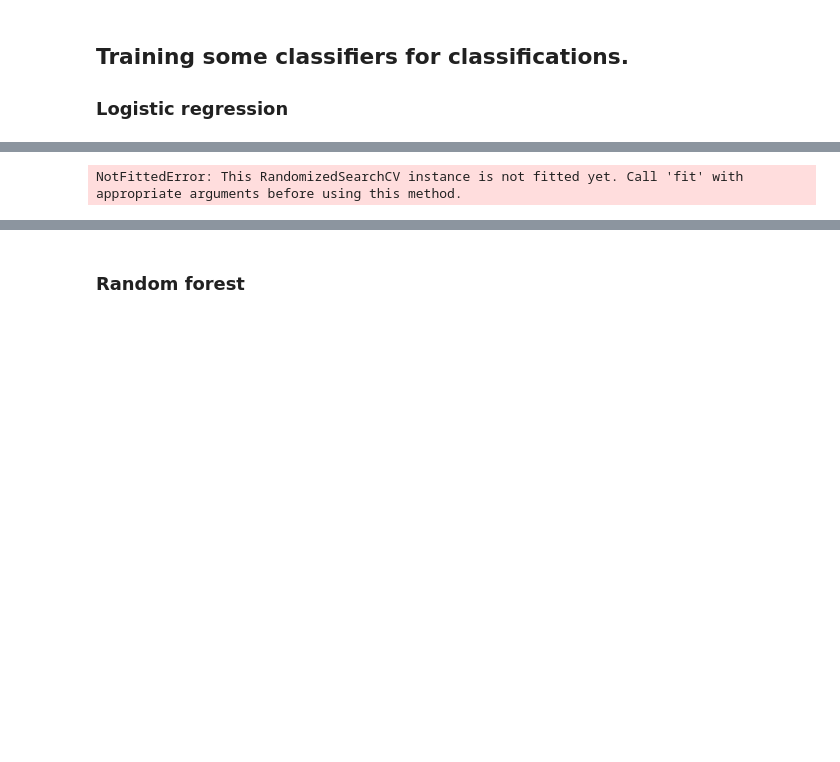
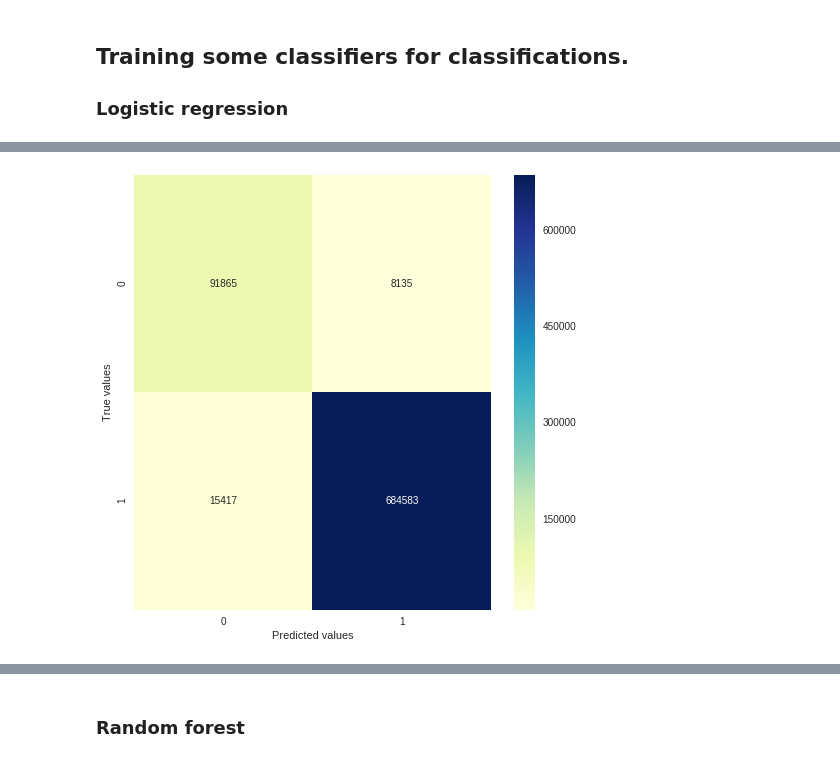
Before and after one commit to edwardcooper/data-sentry, a Jupyter notebook: model/word2vec_from_cleaned_data.ipynb, the cells around one changed output, grey strips where cells are left out. Drawn from its saved outputs; the diff is of its cells as text; code cells hidden in the pictures; blank space fills up the shorter version.

```diff
--- a/model/word2vec_from_cleaned_data.ipynb
+++ b/model/word2vec_from_cleaned_data.ipynb
@@ -18,10 +18,12 @@ fake_pii.head()
 | 3 | Son specific think. Conference it... | Address | 15286 Ramirez Lakes Apt. 147 West... | son specific think conference its... |
 | 4 | Control trouble Apt. 223 keep act... | Address | Apt. 223 | control trouble apt 223 keep acti... |
 # %%
+# 0 denote no pii
+# 1 denote pii exists
 def binary_pii(label):
-    pii_label = "No"
+    pii_label = 0
     if label != "None":
-        pii_label = "Yes"
+        pii_label = 1
     return pii_label
 # %%
 fake_pii["Target"] = fake_pii['Labels'].apply(binary_pii)
@@ -77,15 +88,15 @@ from sklearn.model_selection import RandomizedSearchCV
 from sklearn.preprocessing import StandardScaler
 from sklearn.pipeline import make_pipeline
 
-pipe = make_pipeline(LogisticRegression(random_state=0 , max_iter=10000))
+pipe = make_pipeline(LogisticRegression(random_state=0 , max_iter=10000,n_jobs = 1)
 
 param_grid = {
     'logisticregression__C':expon(scale = 2),
     'logisticregression__penalty':['l1','l2']
 }
 
-random_cv_lr = RandomizedSearchCV(estimator= pipe,param_distributions = param_grid, cv =10, error_score = 0,
-                               n_iter = 10 , scoring = 'f1', return_train_score=True, n_jobs = 2)
+random_cv_lr = RandomizedSearchCV(estimator= pipe, param_distributions = param_grid, cv =10, error_score = 0,
+                               n_iter = 10 , scoring = 'f1', return_train_score=True,n_jobs = 2 )
 
 
 random_cv_lr.fit(pii_matrix, fake_pii['Target'])
@@ -98,8 +117,6 @@ Wall time: 3min 32s
 # %%
 binary_pred = random_cv_lr.predict(pii_matrix)
 binary_true = fake_pii["Target"]
-# %% [output]
-NotFittedError: This RandomizedSearchCV instance is not fitted yet. Call 'fit' with appropriate arguments before using this method.
 # %%
 from sklearn.metrics import confusion_matrix
 from sklearn.metrics import classification_report
@@ -108,6 +125,8 @@ from sklearn.metrics import classification_report
 
 import seaborn as sns
 import matplotlib.pyplot as plt
-sns.heatmap(confusion_matrix(y_true = binary_true, y_pred = binary_pred), annot = True,fmt="d")
+plt.figure(figsize= (8,8))
+sns.heatmap(confusion_matrix(y_true = binary_true, y_pred = binary_pred), annot = True,fmt="d",cmap="YlGnBu")
 plt.xlabel("Predicted values")
 plt.ylabel("True values")
+# %% [output]
@@ -114,3 +135,4 @@ plt.ylabel("True values")
+[figure, added]
 # %%
 %%time
 %%notify -m "metric are ready"
```
Also changed, not shown: parts of 19 cells of this notebook, 5 other files.
